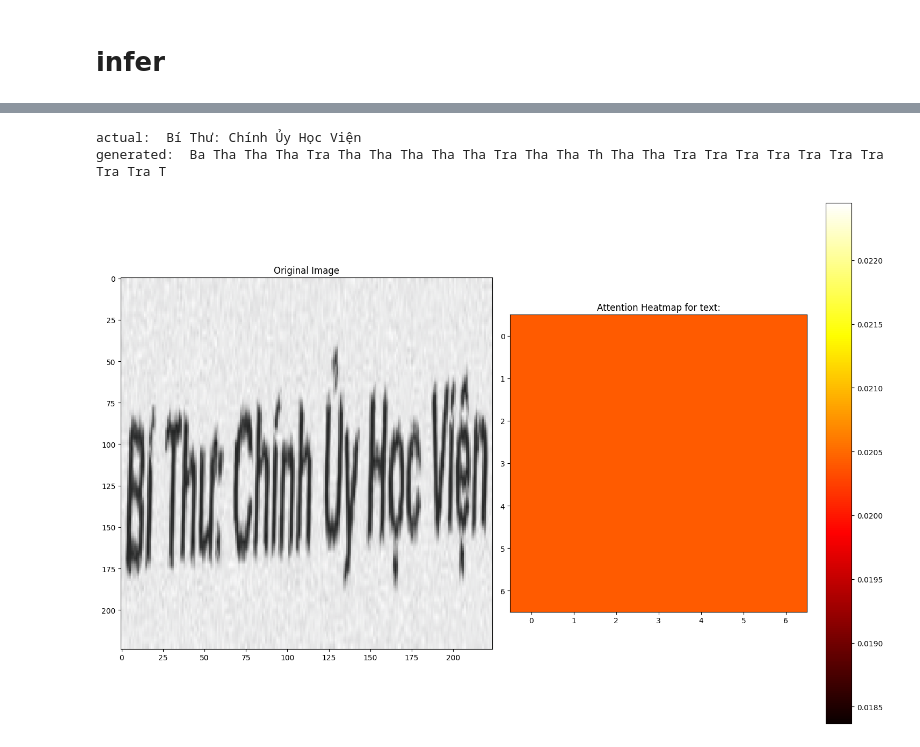
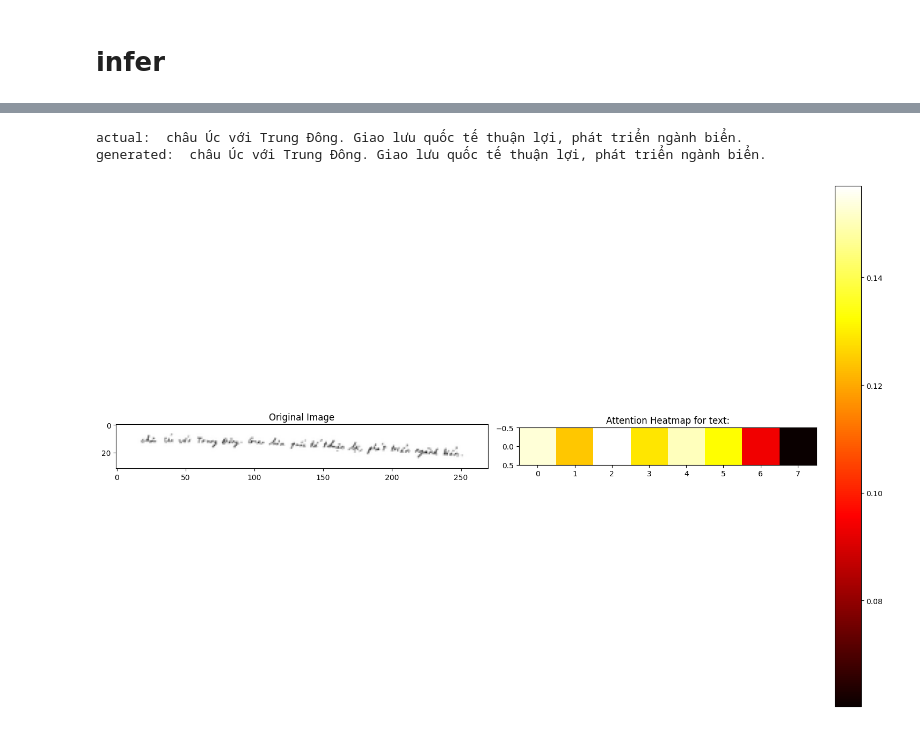
Before and after one commit to HuNguyen51/OCR, a Jupyter notebook: train_recognition.ipynb, the cells around one changed output, grey strips where cells are left out. Cells and saved outputs as stored; diff of their text form; code cells hidden in the pictures.

Commit message:
train recognition

```diff
--- a/train_recognition.ipynb
+++ b/train_recognition.ipynb
@@ -28,13 +46,13 @@ len(annotations)
 # %%
 batch_size = 32
 
-test_len = len(annotations)//10 # 10% test
-train, test = torch.utils.data.random_split(annotations, [len(annotations)-test_len, test_len])
+# test_len = int(len(annotations)*0.01) #% test
+# train, test = torch.utils.data.random_split(annotations, [len(annotations)-test_len, test_len])
 
 train_dataset = OCRVietnamese(train, vocab, process_image, maxlen)
-train_loader = DataLoader(train_dataset, batch_size=batch_size, shuffle=True)
+train_sampler = ClusterRandomSampler(train_dataset, batch_size)
+train_loader = DataLoader(train_dataset, batch_size=batch_size, sampler=train_sampler)
 
-test_dataset = OCRVietnamese(test, vocab, process_image, maxlen)
-test_loader = DataLoader(test_dataset, batch_size=1, shuffle=True)
-
-len(train), len(test)
+val_dataset = OCRVietnamese(val, vocab, process_image, maxlen)
+val_sampler = ClusterRandomSampler(val_dataset, batch_size)
+val_loader = DataLoader(val_dataset, batch_size=batch_size, sampler=val_sampler)
@@ -50,15 +66,18 @@ model = OCRModel(
     dropout = dropout
 )
 
-optimizer = Adam(model.parameters(), lr=learning_rate, weight_decay=weight_decay)
-criterion = LabelSmoothingLoss(classes=len(vocab), padding_idx=0)
+optimizer = AdamW(model.parameters(), betas=(0.9, 0.98), eps=1e-09)
+criterion = LabelSmoothingLoss(classes=len(vocab), padding_idx=vocab.char2idx['<pad>'], smoothing=0.1)
 # %%
-epochs = 10
+epochs = 200
+continue_train = True
 # %%
 model_name = f'model_weights-{epochs}'
 if os.path.exists(f'./checkpoints/recognition/{model_name}.pth'):
     state_dict = torch.load(f'./checkpoints/recognition/{model_name}.pth')
     model.load_state_dict(state_dict)
-else:
-    train_model(model, test_loader, optimizer, criterion, vocab, epochs)
+    print('weights loaded')
+
+if continue_train:
+    train_model(model, train_loader, optimizer, criterion, vocab, epochs) # đang train với test_loader
     torch.save(model.state_dict(), f'./checkpoints/recognition/{model_name}.pth')
@@ -89,12 +91,12 @@ Evaluation - Avg Loss: 1.1837, Character Accuracy: 0.0000
 # %%
-img, txt, path = test_dataset.get_random_image()
+img, txt, path = val_dataset.get_random_image()
 
-model = model.to('cpu')
-image = img.to('cpu')
+model = model.to('mps')
+image = img.to('mps')
 
 pred_txt, f ,a  = model.generate_text(image.unsqueeze(0), vocab)
 model.visualize_attention(img, txt, pred_txt[0], f, a)
 # %% [output]
-actual:  Bí Thư: Chính Ủy Học Viện
-generated:  Ba Tha Tha Tha Tra Tha Tha Tha Tha Tha Tra Tha Tha Th Tha Tha Tra Tra Tra Tra Tra Tra Tra Tra Tra T
+actual:  châu Úc với Trung Đông. Giao lưu quốc tế thuận lợi, phát triển ngành biển.
+generated:  châu Úc với Trung Đông. Giao lưu quốc tế thuận lợi, phát triển ngành biển.
-[figure, old version]
+[figure, new version]
```
Also changed, not shown: parts of 9 cells of this notebook, 18 other files.
